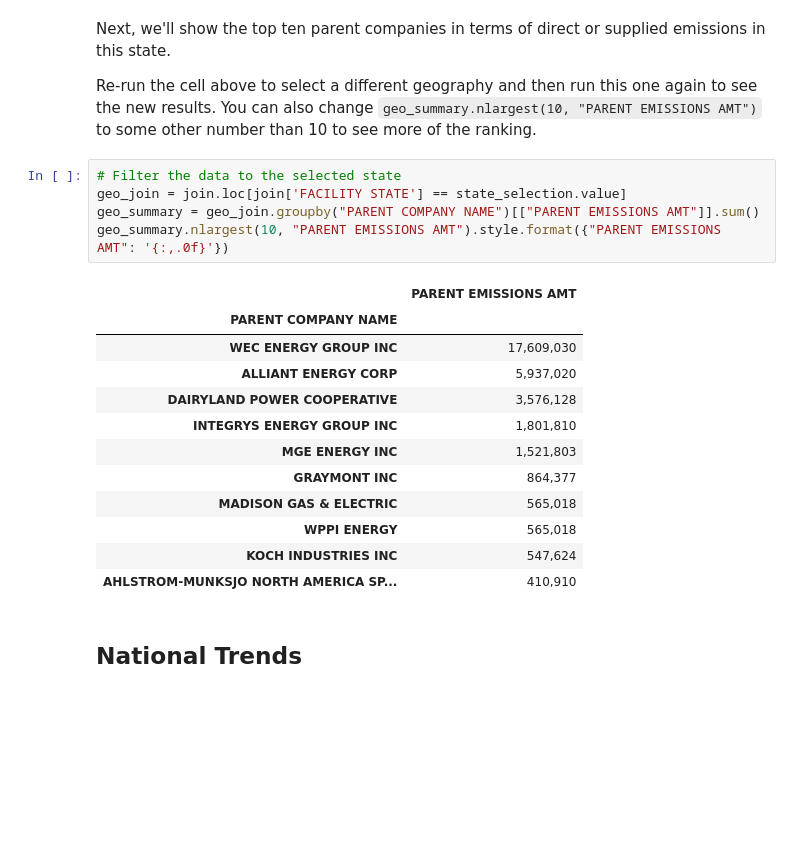
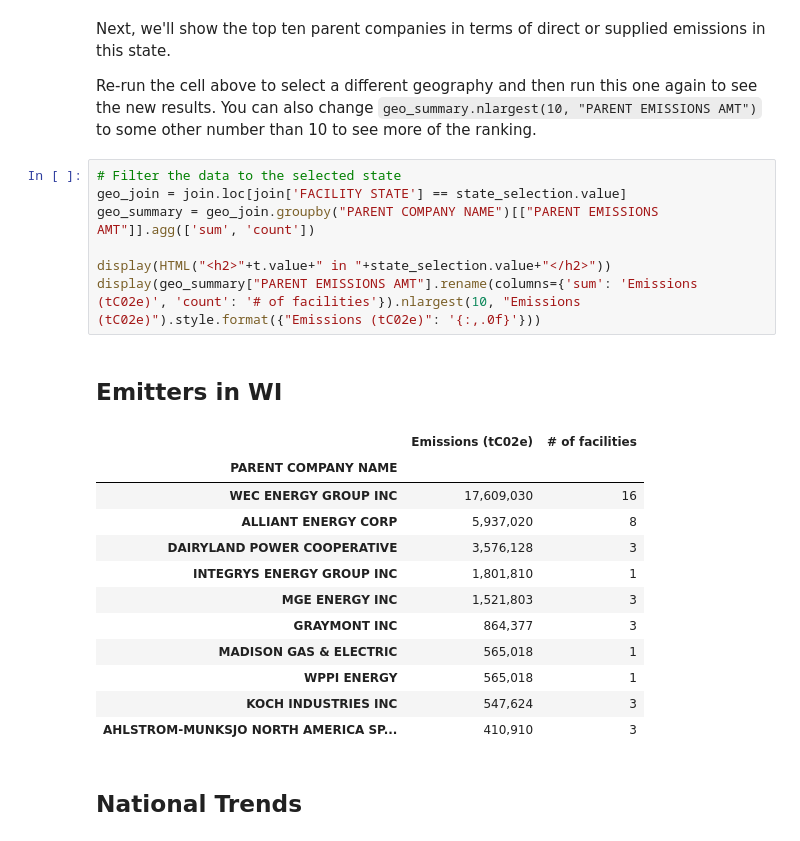
Before and after one commit to edgi-govdata-archiving/ECHO-GHG, a Jupyter notebook: ECHO_GHG.ipynb, the cells around one changed output. Cells and saved outputs as stored; diff of their text form; blank space fills up the shorter version.

```diff
--- a/ECHO_GHG.ipynb
+++ b/ECHO_GHG.ipynb
@@ -444,21 +446,24 @@ Re-run the cell above to select a different geography and then run this one agai
 # %%
 # Filter the data to the selected state
 geo_join = join.loc[join['FACILITY STATE'] == state_selection.value]
-geo_summary = geo_join.groupby("PARENT COMPANY NAME")[["PARENT EMISSIONS AMT"]].sum()
-geo_summary.nlargest(10, "PARENT EMISSIONS AMT").style.format({"PARENT EMISSIONS AMT": '{:,.0f}'})
+geo_summary = geo_join.groupby("PARENT COMPANY NAME")[["PARENT EMISSIONS AMT"]].agg(['sum', 'count'])
+
+display(HTML("<h2>"+t.value+" in "+state_selection.value+"</h2>"))
+display(geo_summary["PARENT EMISSIONS AMT"].rename(columns={'sum': 'Emissions (tC02e)', 'count': '# of facilities'}).nlargest(10, "Emissions (tC02e)").style.format({"Emissions (tC02e)": '{:,.0f}'}))
 # %% [output]
+Emitters in WI
-|  | PARENT EMISSIONS AMT |
-| PARENT COMPANY NAME |  |
-| WEC ENERGY GROUP INC | 17,609,030 |
-| ALLIANT ENERGY CORP | 5,937,020 |
-| DAIRYLAND POWER COOPERATIVE | 3,576,128 |
-| INTEGRYS ENERGY GROUP INC | 1,801,810 |
-| MGE ENERGY INC | 1,521,803 |
-| GRAYMONT INC | 864,377 |
-| MADISON GAS & ELECTRIC | 565,018 |
-| WPPI ENERGY | 565,018 |
-| KOCH INDUSTRIES INC | 547,624 |
-| AHLSTROM-MUNKSJO NORTH AMERICA SP... | 410,910 |
+|  | Emissions (tC02e) | # of facilities |
+| PARENT COMPANY NAME |  |  |
+| WEC ENERGY GROUP INC | 17,609,030 | 16 |
+| ALLIANT ENERGY CORP | 5,937,020 | 8 |
+| DAIRYLAND POWER COOPERATIVE | 3,576,128 | 3 |
+| INTEGRYS ENERGY GROUP INC | 1,801,810 | 1 |
+| MGE ENERGY INC | 1,521,803 | 3 |
+| GRAYMONT INC | 864,377 | 3 |
+| MADISON GAS & ELECTRIC | 565,018 | 1 |
+| WPPI ENERGY | 565,018 | 1 |
+| KOCH INDUSTRIES INC | 547,624 | 3 |
+| AHLSTROM-MUNKSJO NORTH AMERICA SP... | 410,910 | 3 |
 # %% [markdown]
 ## National Trends
 # %% [markdown]
```
Also changed, not shown: parts of 3 cells of this notebook.
